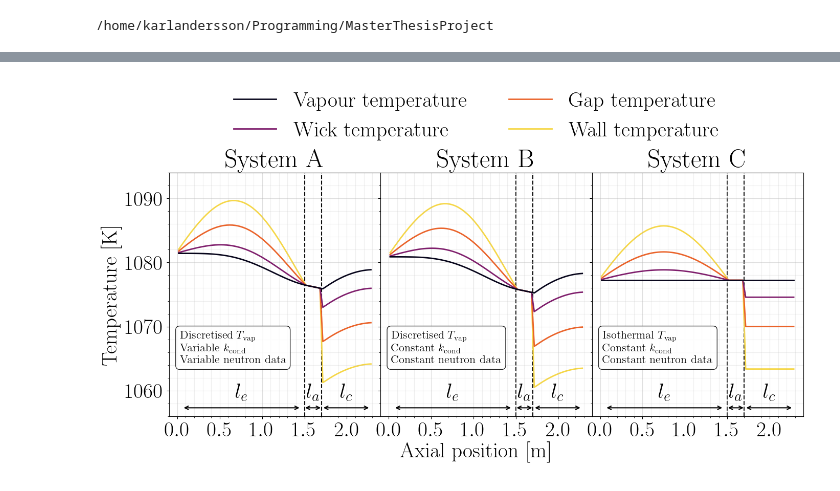
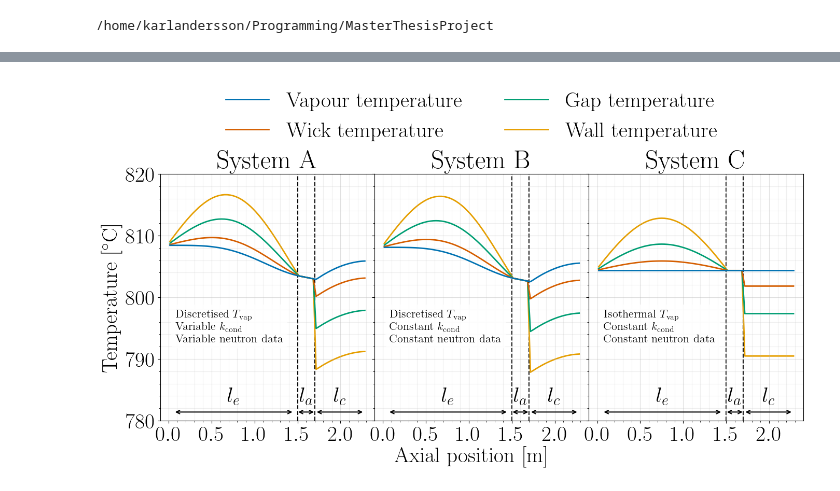
Before and after one commit to Karlandersson02/CoupledHeatPipeReactor, a Jupyter notebook: scripts/reactors/comparisons.ipynb, the cells around one changed output, grey strips where cells are left out. Drawn from its saved outputs; the diff is of its cells as text; code cells hidden in the pictures.

```diff
--- a/scripts/reactors/comparisons.ipynb
+++ b/scripts/reactors/comparisons.ipynb
@@ -33,7 +36,7 @@ MODEL_PATH = Path("./utils/rgi_surrogate.joblib")
 interpolator_model = OpenMCTallyGridSurrogate()
 interpolator_model = interpolator_model.load(MODEL_PATH)
 # %%
-Ns = [15, 30, 60]
+Ns = [35, 30, 60]
 cfg = generate_config(data, *Ns)
 
 iso_reactor      = Reactor(cfg)
@@ -77,13 +81,14 @@ plt.rcParams.update({
 })
 
 colors = {
-    "blue": "#0077BB",
-    "cyan": "#33BBEE",
-    "teal": "#009988",
-    "orange": "#EE7733",
-    "red": "#CC3311",
-    "magenta": "#EE3377",
-    "grey": "#BBBBBB"
+    "black": "#000000",
+    "blue": "#0072B2",
+    "cyan": "#56B4E9",
+    "green": "#009E73",
+    "orange": "#E69F00",
+    "red": "#D55E00",
+    "magenta": "#CC79A7",
+    "yellow": "#F0E442"
 }
 
 cmap_orange = LinearSegmentedColormap.from_list(
@@ -98,6 +103,9 @@ cmap_orange = LinearSegmentedColormap.from_list(
 z_hp = iso_reactor.heat_pipe_thermal_model.Z
 z_fp = np.linspace(0, cfg.FP.geometry.l, cfg.FP.mesh.N_Z)
 # %%
+def to_celsius(T):
+    return T - 273.15
+
 def add_axial_region_arrows(
     ax,
     z_bounds,
@@ -163,7 +171,7 @@ def add_model_textbox(ax, text, x=0.05, y=0.95, fontsize=16):
         bbox=dict(
             boxstyle="round,pad=0.35",
             facecolor="white",
-            edgecolor="black",
+            edgecolor="none",
             alpha=0.85,
         ),
         zorder=20,
@@ -180,47 +188,57 @@ wick_slice = slice(0, cfg.HP.mesh.N_wick)
 gap_slice = slice(cfg.HP.mesh.N_wick, cfg.HP.mesh.N_wick + cfg.HP.mesh.N_gap)
 wall_slice = slice(cfg.HP.mesh.N_R - cfg.HP.mesh.N_wall, cfg.HP.mesh.N_R)
 
-T_wick_avg = np.mean(T_solid_vap_full[:, wick_slice], axis=1)
-T_gap_avg  = np.mean(T_solid_vap_full[:, gap_slice] , axis=1)
-T_wall_avg = np.mean(T_solid_vap_full[:, wall_slice], axis=1)
+T_wick_avg = to_celsius(np.mean(T_solid_vap_full[:, wick_slice], axis=1))
+T_gap_avg  = to_celsius(np.mean(T_solid_vap_full[:, gap_slice] , axis=1))
+T_wall_avg = to_celsius(np.mean(T_solid_vap_full[:, wall_slice], axis=1))
+T_vap_full = to_celsius(T_v_full)
 
-T_wick_avg_vap = np.mean(T_solid_vap[:, wick_slice], axis=1)
-T_gap_avg_vap  = np.mean(T_solid_vap[:, gap_slice] , axis=1)
-T_wall_avg_vap = np.mean(T_solid_vap[:, wall_slice], axis=1)
+T_wick_avg_vap = to_celsius(np.mean(T_solid_vap[:, wick_slice], axis=1))
+T_gap_avg_vap  = to_celsius(np.mean(T_solid_vap[:, gap_slice] , axis=1))
+T_wall_avg_vap = to_celsius(np.mean(T_solid_vap[:, wall_slice], axis=1))
+T_vap          = to_celsius(T_v)
 
-T_wick_avg_iso = np.mean(T_hp_iso[0][:, wick_slice], axis=1)
-T_gap_avg_iso  = np.mean(T_hp_iso[0][:, gap_slice] , axis=1)
-T_wall_avg_iso = np.mean(T_hp_iso[0][:, wall_slice], axis=1)
+T_wick_avg_iso = to_celsius(np.mean(T_hp_iso[0][:, wick_slice], axis=1))
+T_gap_avg_iso  = to_celsius(np.mean(T_hp_iso[0][:, gap_slice] , axis=1))
+T_wall_avg_iso = to_celsius(np.mean(T_hp_iso[0][:, wall_slice], axis=1))
+T_vap_iso      = to_celsius(np.full(z_hp.shape, T_hp_iso[-1]))
 
 # Pick colours from a colormap for the different plotted quantities
 cmap = plt.get_cmap("inferno")
 
+# quantity_colors_cmap_cmap = {
+#     "vapour": cmap(0.05),
+#     "wick":   cmap(0.35),
+#     "gap":    cmap(0.65),
+#     "wall":   cmap(0.90),
+# }
+
 quantity_colors = {
-    "vapour": cmap(0.05),
-    "wick":   cmap(0.35),
-    "gap":    cmap(0.65),
-    "wall":   cmap(0.90),
+    "vapour": colors["blue"],
+    "wick": colors["red"],
+    "gap": colors["green"],
+    "wall": colors["orange"]
 }
 
 # Discretised vapour reactor, variable k, variable neutron data
-ax1.plot(z_hp, T_v_full,   color=quantity_colors["vapour"], lw=2, linestyle="-", zorder=4)
+ax1.plot(z_hp, T_vap_full, color=quantity_colors["vapour"], lw=2, linestyle="-", zorder=4)
 ax1.plot(z_hp, T_wick_avg, color=quantity_colors["wick"],   lw=2, linestyle="-", zorder=3)
 ax1.plot(z_hp, T_gap_avg,  color=quantity_colors["gap"],    lw=2, linestyle="-", zorder=2)
 ax1.plot(z_hp, T_wall_avg, color=quantity_colors["wall"],   lw=2, linestyle="-", zorder=1)
 
 # Discretised vapour reactor, constant k, constant neutron data
-ax2.plot(z_hp, T_v,            color=quantity_colors["vapour"], lw=2, linestyle="-", zorder=4)
+ax2.plot(z_hp, T_vap,          color=quantity_colors["vapour"], lw=2, linestyle="-", zorder=4)
 ax2.plot(z_hp, T_wick_avg_vap, color=quantity_colors["wick"],   lw=2, linestyle="-", zorder=3)
 ax2.plot(z_hp, T_gap_avg_vap,  color=quantity_colors["gap"],    lw=2, linestyle="-", zorder=2)
 ax2.plot(z_hp, T_wall_avg_vap, color=quantity_colors["wall"],   lw=2, linestyle="-", zorder=1)
 
 # Isothermal vapour reactor
-ax3.plot(z_hp, np.full(z_hp.shape, T_hp_iso[-1]), color=quantity_colors["vapour"], lw=2, linestyle="-", zorder=4)
+ax3.plot(z_hp, T_vap_iso,                         color=quantity_colors["vapour"], lw=2, linestyle="-", zorder=4)
 ax3.plot(z_hp, T_wick_avg_iso,                    color=quantity_colors["wick"],   lw=2, linestyle="-", zorder=3)
 ax3.plot(z_hp, T_gap_avg_iso,                     color=quantity_colors["gap"],    lw=2, linestyle="-", zorder=2)
 ax3.plot(z_hp, T_wall_avg_iso,                    color=quantity_colors["wall"],   lw=2, linestyle="-", zorder=1)
 
-ymax, ymin = 1094, 1056
+ymin, ymax = 780, 820
 z_evap = cfg.HP.geometry.l_evap
 z_adiabatic = cfg.HP.geometry.l_evap + cfg.HP.geometry.l_adiabatic
 
@@ -235,19 +253,22 @@ ax3.set_title("System C")
 add_model_textbox(
     ax1,
     "Discretised $T_\\mathrm{vap}$\nVariable $k_\\mathrm{cond}$\nVariable neutron data",
-    y=0.35
+    y=0.45,
+    x=0.07
 )
 
 add_model_textbox(
     ax2,
     "Discretised $T_\\mathrm{vap}$\nConstant $k_\\mathrm{cond}$\nConstant neutron data",
-    y=0.35
+    y=0.45,
+    x=0.07
 )
 
 add_model_textbox(
     ax3,
     "Isothermal $T_\\mathrm{vap}$\nConstant $k_\\mathrm{cond}$\nConstant neutron data",
-    y=0.35
+    y=0.45,
+    x=0.07
 )
 
 # dash_style = (5, (10, 3))
@@ -280,7 +301,7 @@ ax1.minorticks_on()
 ax2.minorticks_on()
 ax3.minorticks_on()
 
-ax1.set_ylabel(r"Temperature [$\si{\kelvin}$]", fontsize=30)
+ax1.set_ylabel(r"Temperature [$\si{\celsius}$]", fontsize=30)
 # ax1.set_xlabel("Axial position [m]")
 # ax2.set_xlabel("Axial position [m]")
 # ax3.set_xlabel("Axial position [m]")
@@ -292,10 +313,6 @@ ax2.grid(which="major", alpha=0.4)
 ax2.grid(which="minor", alpha=0.2)
 ax3.grid(which="major", alpha=0.4)
 ax3.grid(which="minor", alpha=0.2)
-
-# ax1.set_xlim((0, 2.3))
-# ax2.set_xlim((0, 2.3))
-# ax3.set_xlim((0, 2.3))
 
 ax1.xaxis.set_major_locator(MultipleLocator(0.5))
 ax2.xaxis.set_major_locator(MultipleLocator(0.5))
@@ -305,32 +322,32 @@ quantity_handles = [
     ax1.plot([], [], color=quantity_colors["vapour"], lw=2, linestyle="-",
              label="Vapour temperature")[0],
     ax1.plot([], [], color=quantity_colors["wick"], lw=2, linestyle="-",
              label="Wick temperature")[0],
     ax1.plot([], [], color=quantity_colors["gap"], lw=2, linestyle="-",
              label="Gap temperature")[0],
     ax1.plot([], [], color=quantity_colors["wall"], lw=2, linestyle="-",
              label="Wall temperature")[0],
 ]
 
 fig.legend(
     handles=quantity_handles,
     loc="upper center",
     bbox_to_anchor=(0.5, 1.10),
     ncol=2,
     frameon=False,
 )
 
 fig.subplots_adjust(
     top=0.82,
     bottom=0.14
 )
 
 # Hide labels on the right plot, but keep ticks for the grid
 ax2.tick_params(axis="y", labelleft=False)
 ax3.tick_params(axis="y", labelleft=False)
 
 plt.savefig("./outputs/report_figures/reactor_results/axial_heatpipe.pdf", bbox_inches="tight")
 plt.show()
 # %% [output]
-[figure, old version]
+[figure, new version]
 # %%
```
Also changed, not shown: parts of 5 cells of this notebook, 9 other files.
